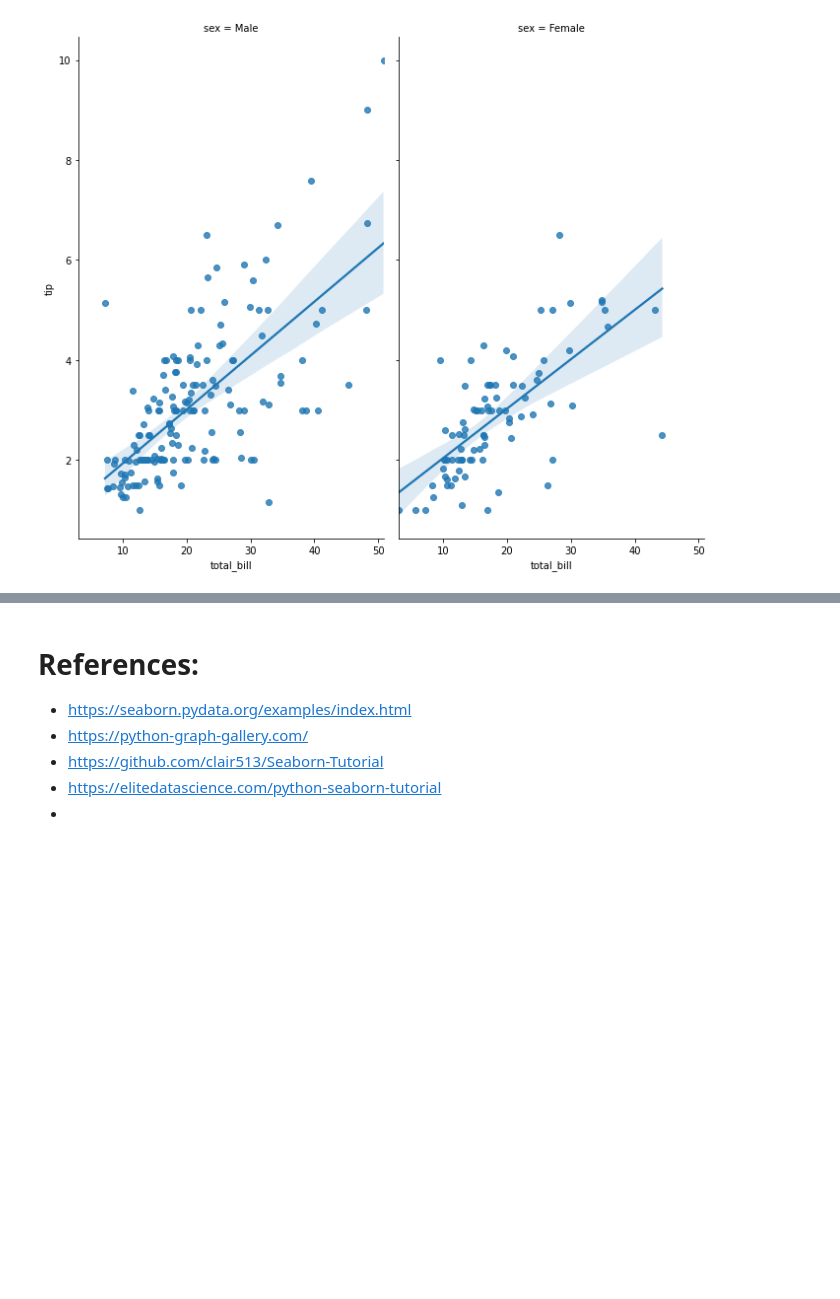
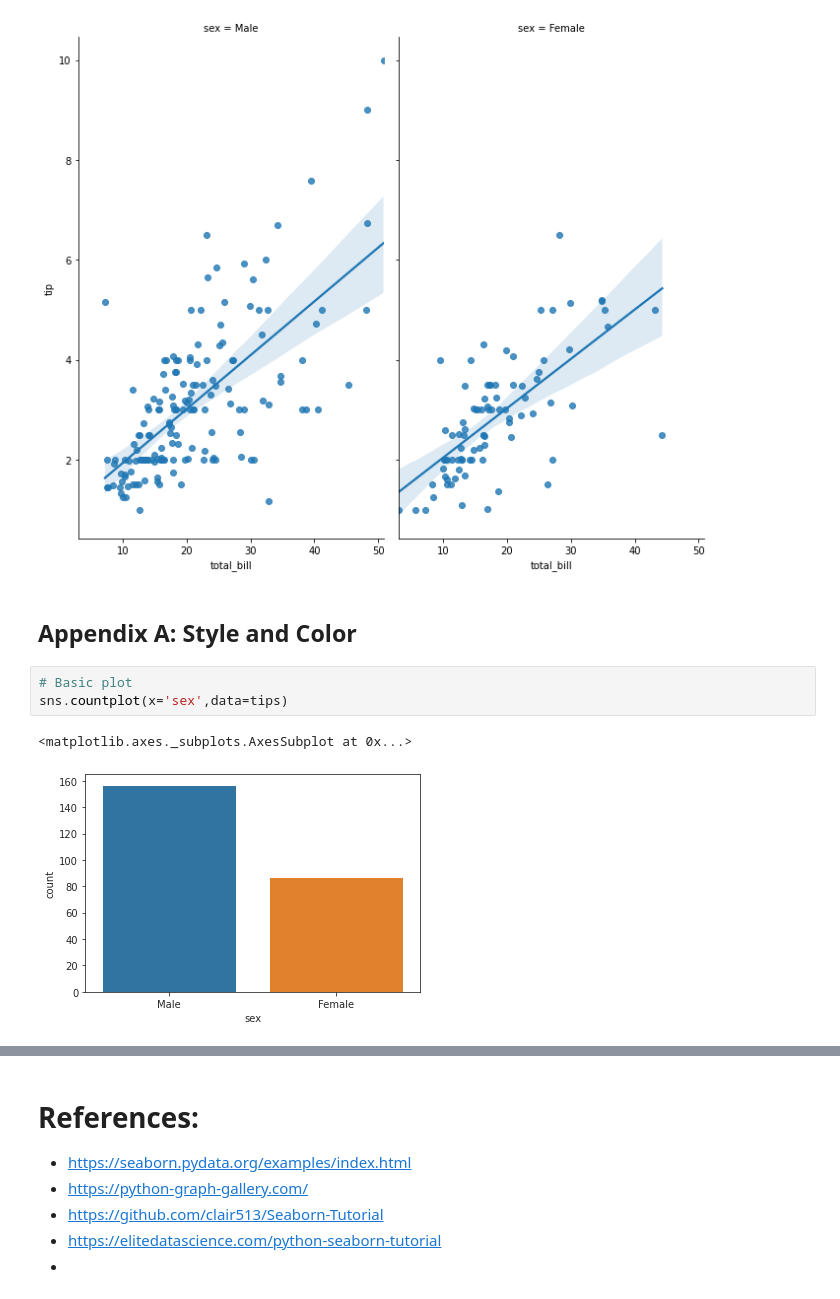
Before and after one commit to jcamachocasero/Data-Science, a Jupyter notebook: 00_Seaborn_in_a_nutshell.ipynb, the cells around one changed output, grey strips where cells are left out. Drawn from its saved outputs; the diff is of its cells as text; blank space fills up the shorter version.

```diff
--- a/00_Seaborn_in_a_nutshell.ipynb
+++ b/00_Seaborn_in_a_nutshell.ipynb
@@ -391,3 +391,11 @@ sns.lmplot(x='total_bill',y='tip',data=tips,col='sex',
 # %% [output]
 <seaborn.axisgrid.FacetGrid at 0x...>
 [figure]
+# %% [markdown]
+## Appendix A: Style and Color
+# %%
+# Basic plot
+sns.countplot(x='sex',data=tips)
+# %% [output]
+<matplotlib.axes._subplots.AxesSubplot at 0x...>
+[figure, added]
```
Also changed, not shown: parts of 6 cells of this notebook.
